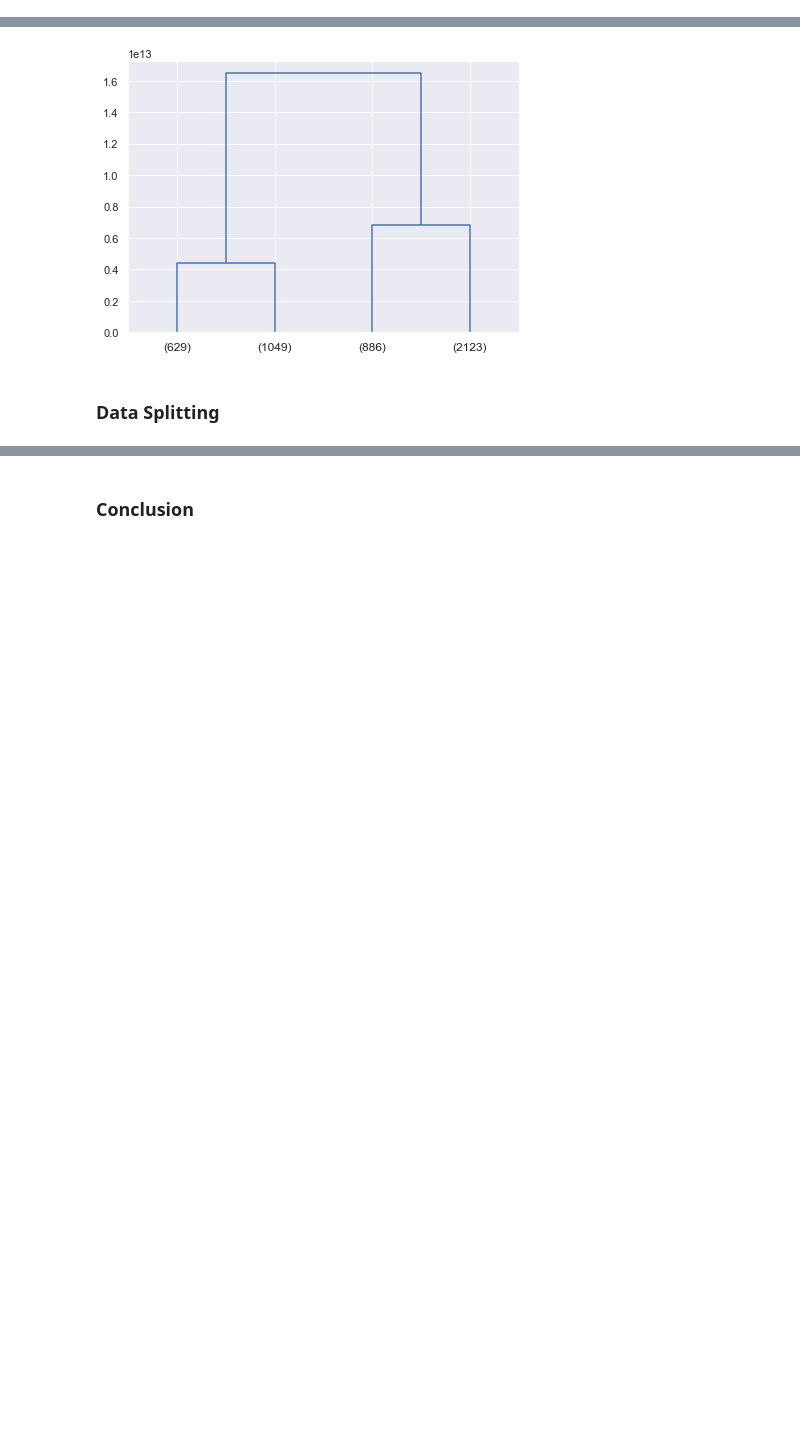
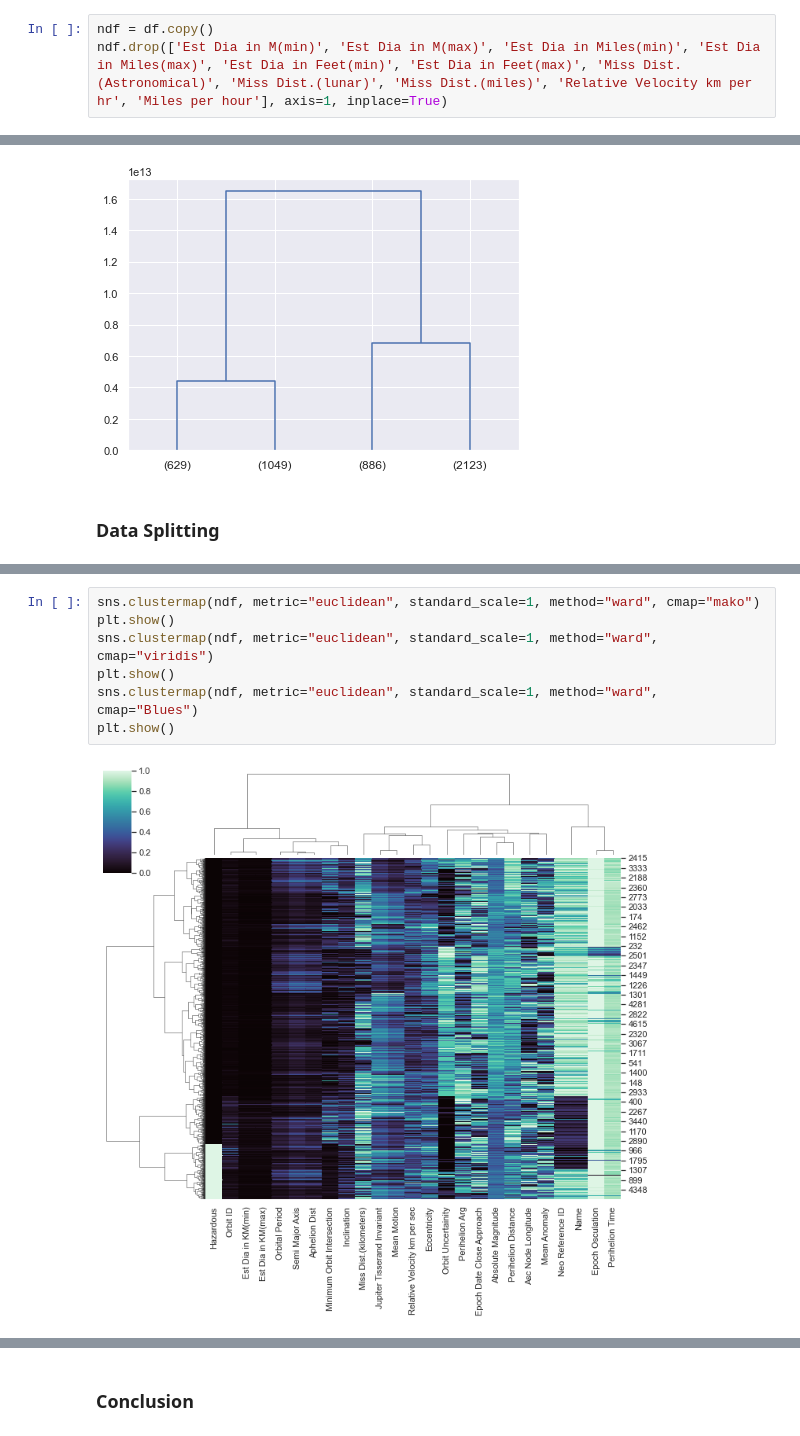
Before and after one commit to Wook22/UC-DAVIS, a Jupyter notebook: STA160/midterm.ipynb, the cells around one changed output, grey strips where cells are left out. Drawn from its saved outputs; the diff is of its cells as text; blank space fills up the shorter version.

```diff
--- a/STA160/midterm.ipynb
+++ b/STA160/midterm.ipynb
@@ -363,3 +360,6 @@ ndf.drop(['Close Approach Date','Orbiting Body','Orbit Determination Date','Equi
+# %%
+ndf = df.copy()
+ndf.drop(['Est Dia in M(min)', 'Est Dia in M(max)', 'Est Dia in Miles(min)', 'Est Dia in Miles(max)', 'Est Dia in Feet(min)', 'Est Dia in Feet(max)', 'Miss Dist.(Astronomical)', 'Miss Dist.(lunar)', 'Miss Dist.(miles)', 'Relative Velocity km per hr', 'Miles per hour'], axis=1, inplace=True)
 # %%
 linked = linkage(ndf, 'ward')
 
@@ -521 +488,10 @@ OSError: dlopen(/Users/wook/opt/anaconda3/lib/python3.8/site-packages/lightgbm/l
 [figure]
+# %%
+sns.clustermap(ndf, metric="euclidean", standard_scale=1, method="ward", cmap="mako")
+plt.show()
+sns.clustermap(ndf, metric="euclidean", standard_scale=1, method="ward", cmap="viridis")
+plt.show()
+sns.clustermap(ndf, metric="euclidean", standard_scale=1, method="ward", cmap="Blues")
+plt.show()
+# %% [output]
+[figure, added]
```
Also changed, not shown: parts of 4 cells of this notebook, 2 other files.
